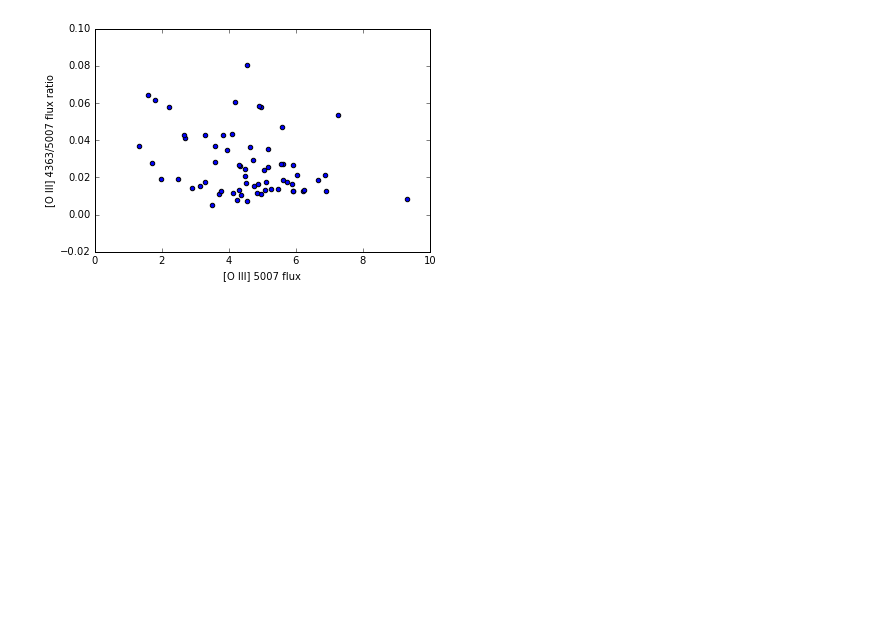
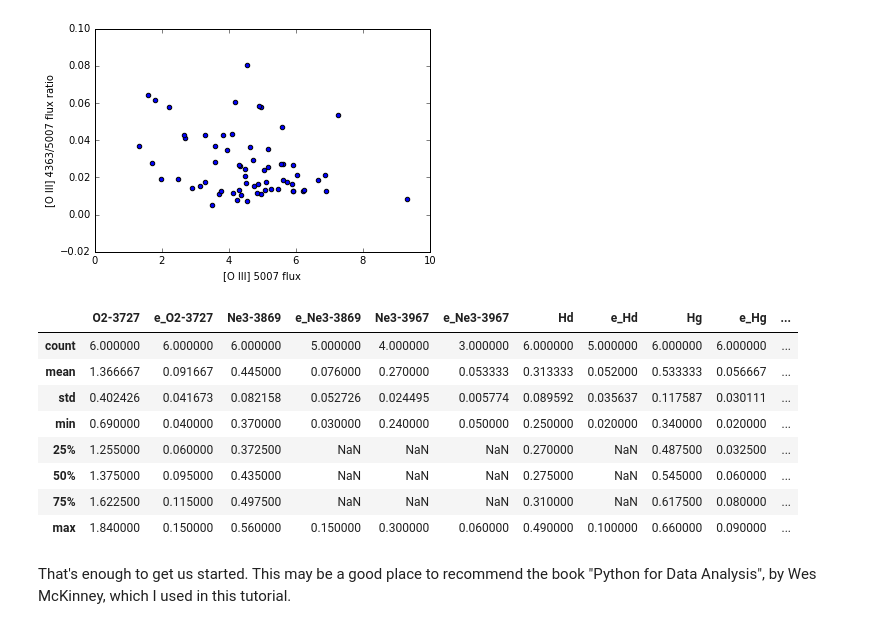
Before and after one commit to janerigby/astro-pandas-tutorials, a Jupyter notebook: Basic filtering, visualization, and math.ipynb, the cells around one changed output. Cells and saved outputs as stored; diff of their text form; code cells hidden in the pictures; blank space fills up the shorter version.

Commit message:
updated filtering tutorial

```diff
--- a/Basic filtering, visualization, and math.ipynb
+++ b/Basic filtering, visualization, and math.ipynb
@@ -82,3 +125,20 @@ df.to_csv('dummy_example_saved.csv')            # save as a comma separated vari
 # One thing that bugs me about Pandas is that pandas.read_table() and pandas.read_csv() strip
 # the metadata from the header.  I wonder if there's a way to store it a block, and put it
 # back on saving?
+# %%
+# Make a new dataframe, with the strongest O3-4363 emitters
+mask = df['O3-4363'].gt(2.* df['O3-4363'].median())  # mask is a boolean area where the flux is >2x median
+subset = df[mask].copy()  # It's safer to copy, see http://pandas.pydata.org/pandas-docs/stable/indexing.html#indexing-view-versus-copy)
+subset.describe()
+# %% [output]
+|  | O2-3727 | e_O2-3727 | Ne3-3869 | e_Ne3-3869 | Ne3-3967 | e_Ne3-3967 | Hd | e_Hd | Hg | e_Hg | ... |
+| count | 6.000000 | 6.000000 | 6.000000 | 5.000000 | 4.000000 | 3.000000 | 6.000000 | 5.000000 | 6.000000 | 6.000000 | ... |
+| mean | 1.366667 | 0.091667 | 0.445000 | 0.076000 | 0.270000 | 0.053333 | 0.313333 | 0.052000 | 0.533333 | 0.056667 | ... |
+| std | 0.402426 | 0.041673 | 0.082158 | 0.052726 | 0.024495 | 0.005774 | 0.089592 | 0.035637 | 0.117587 | 0.030111 | ... |
+| min | 0.690000 | 0.040000 | 0.370000 | 0.030000 | 0.240000 | 0.050000 | 0.250000 | 0.020000 | 0.340000 | 0.020000 | ... |
+| 25% | 1.255000 | 0.060000 | 0.372500 | NaN | NaN | NaN | 0.270000 | NaN | 0.487500 | 0.032500 | ... |
+| 50% | 1.375000 | 0.095000 | 0.435000 | NaN | NaN | NaN | 0.275000 | NaN | 0.545000 | 0.060000 | ... |
+| 75% | 1.622500 | 0.115000 | 0.497500 | NaN | NaN | NaN | 0.310000 | NaN | 0.617500 | 0.080000 | ... |
+| max | 1.840000 | 0.150000 | 0.560000 | 0.150000 | 0.300000 | 0.060000 | 0.490000 | 0.100000 | 0.660000 | 0.090000 | ... |
+# %% [markdown]
+That's enough to get us started. This may be a good place to recommend the book "Python for Data Analysis", by Wes McKinney, which I used in this tutorial.
```
Also changed, not shown: parts of 5 cells of this notebook, 1 other file.
